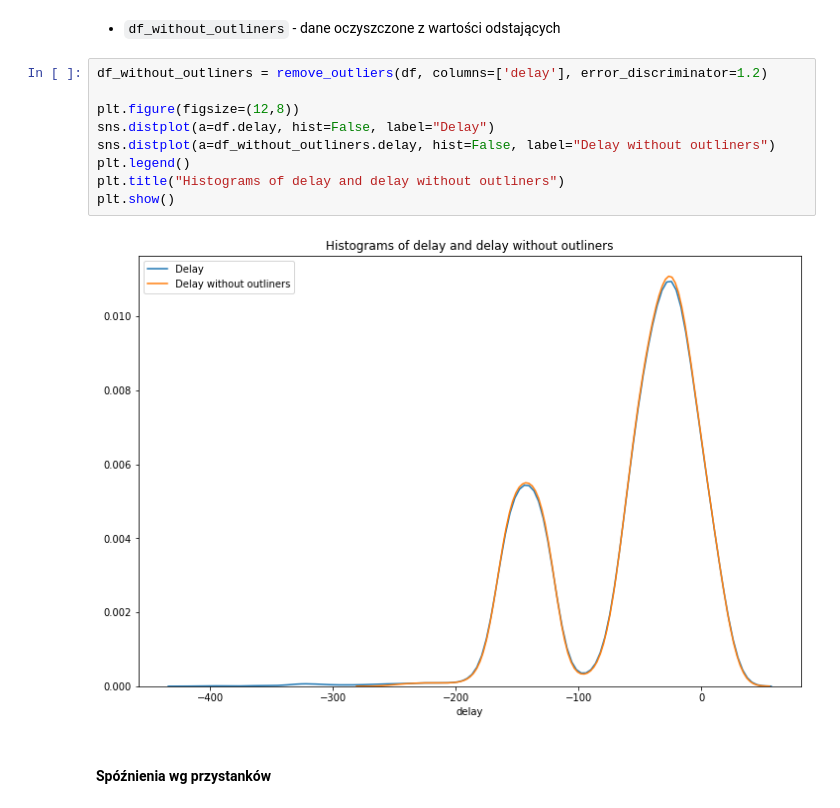
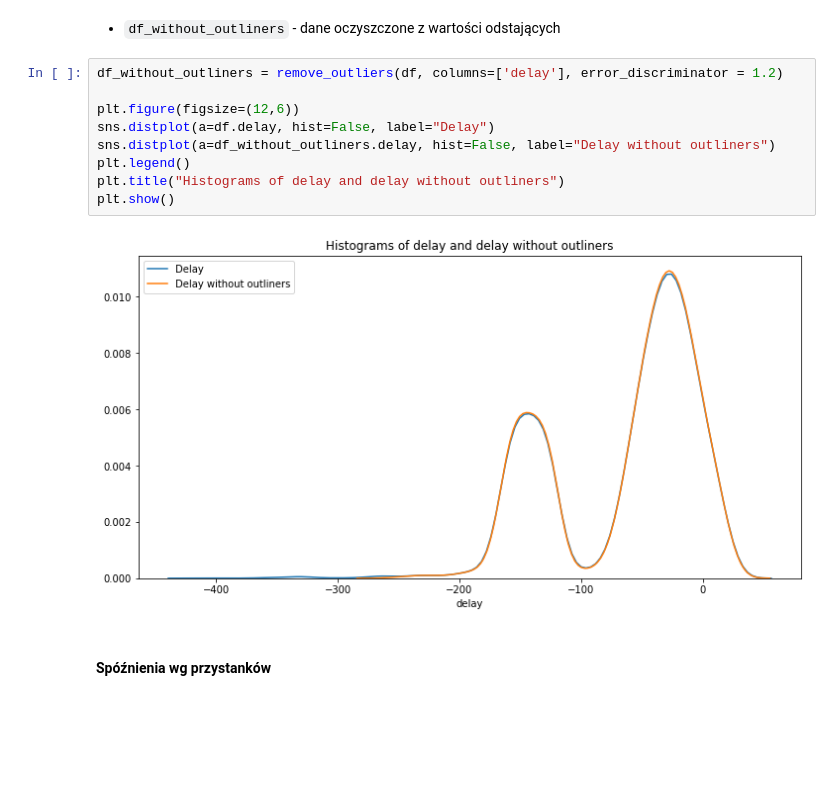
Before and after one commit to Valaraucoo/ids-data-analysis, a Jupyter notebook: ids-data-analysis.ipynb, the cells around one changed output. Drawn from its saved outputs; the diff is of its cells as text; blank space fills up the shorter version.

```diff
--- a/ids-data-analysis.ipynb
+++ b/ids-data-analysis.ipynb
@@ -239,15 +310,15 @@ histograms(df, columns=['currSpeed', 'currTravelTime', 'delay', 'temp'], height=
 # %% [markdown]
 *  `df_without_outliners` - dane oczyszczone z wartości odstających
 # %%
-df_without_outliners = remove_outliers(df, columns=['delay'], error_discriminator=1.2)
+df_without_outliners = remove_outliers(df, columns=['delay'], error_discriminator = 1.2)
 
-plt.figure(figsize=(12,8))
+plt.figure(figsize=(12,6))
 sns.distplot(a=df.delay, hist=False, label="Delay")
 sns.distplot(a=df_without_outliners.delay, hist=False, label="Delay without outliners")
 plt.legend()
 plt.title("Histograms of delay and delay without outliners")
 plt.show()
 # %% [output]
-[figure, old version]
+[figure, new version]
 # %% [markdown]
 #### Spóźnienia wg przystanków
```
Also changed, not shown: parts of 27 cells of this notebook.
